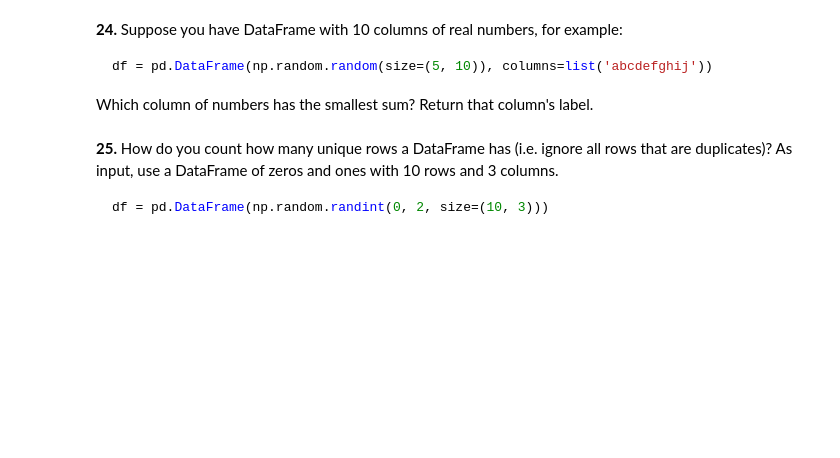
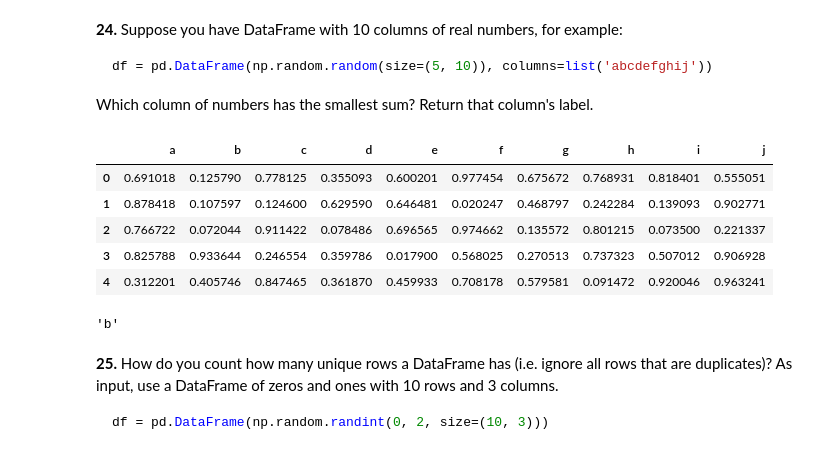
Before and after one commit to meganenglert/CISC367, a Jupyter notebook: Week 3 - Pandas Problems/100_pandas_puzzles.ipynb, the cells around one changed output. Cells and saved outputs as stored; diff of their text form; code cells hidden in the pictures; blank space fills up the shorter version.

````diff
--- a/Week 3 - Pandas Problems/100_pandas_puzzles.ipynb
+++ b/Week 3 - Pandas Problems/100_pandas_puzzles.ipynb
@@ -367,6 +386,20 @@ how do you subtract the row mean from each element in the row?
 df = pd.DataFrame(np.random.random(size=(5, 10)), columns=list('abcdefghij'))
 ```
 Which column of numbers has the smallest sum?  Return that column's label.
+# %%
+df = pd.DataFrame(np.random.random(size=(5, 10)), columns=list('abcdefghij'))
+df
+# %% [output]
+|  | a | b | c | d | e | f | g | h | i | j |
+| 0 | 0.691018 | 0.125790 | 0.778125 | 0.355093 | 0.600201 | 0.977454 | 0.675672 | 0.768931 | 0.818401 | 0.555051 |
+| 1 | 0.878418 | 0.107597 | 0.124600 | 0.629590 | 0.646481 | 0.020247 | 0.468797 | 0.242284 | 0.139093 | 0.902771 |
+| 2 | 0.766722 | 0.072044 | 0.911422 | 0.078486 | 0.696565 | 0.974662 | 0.135572 | 0.801215 | 0.073500 | 0.221337 |
+| 3 | 0.825788 | 0.933644 | 0.246554 | 0.359786 | 0.017900 | 0.568025 | 0.270513 | 0.737323 | 0.507012 | 0.906928 |
+| 4 | 0.312201 | 0.405746 | 0.847465 | 0.361870 | 0.459933 | 0.708178 | 0.579581 | 0.091472 | 0.920046 | 0.963241 |
+# %%
+df.sum().sort_values().index.values[0]
+# %% [output]
+'b'
 # %% [markdown]
 **25.** How do you count how many unique rows a DataFrame has (i.e. ignore all rows that are duplicates)? As input, use a DataFrame of zeros and ones with 10 rows and 3 columns.
 
````
Also changed, not shown: parts of 8 cells of this notebook, 1 other file.
